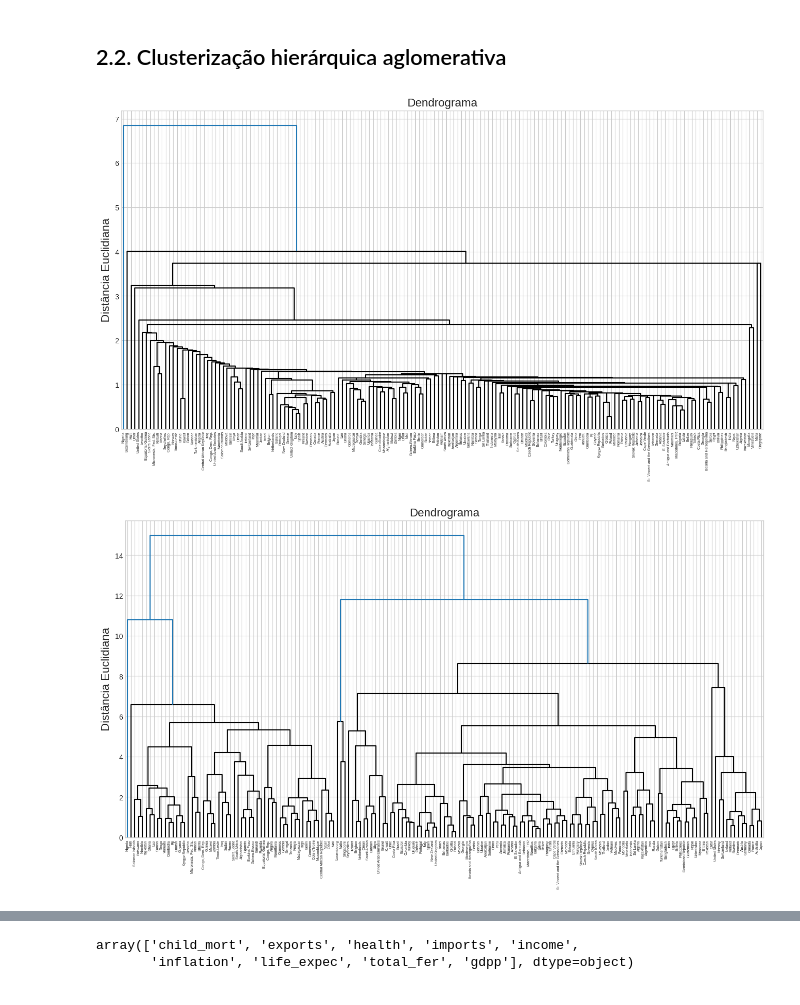
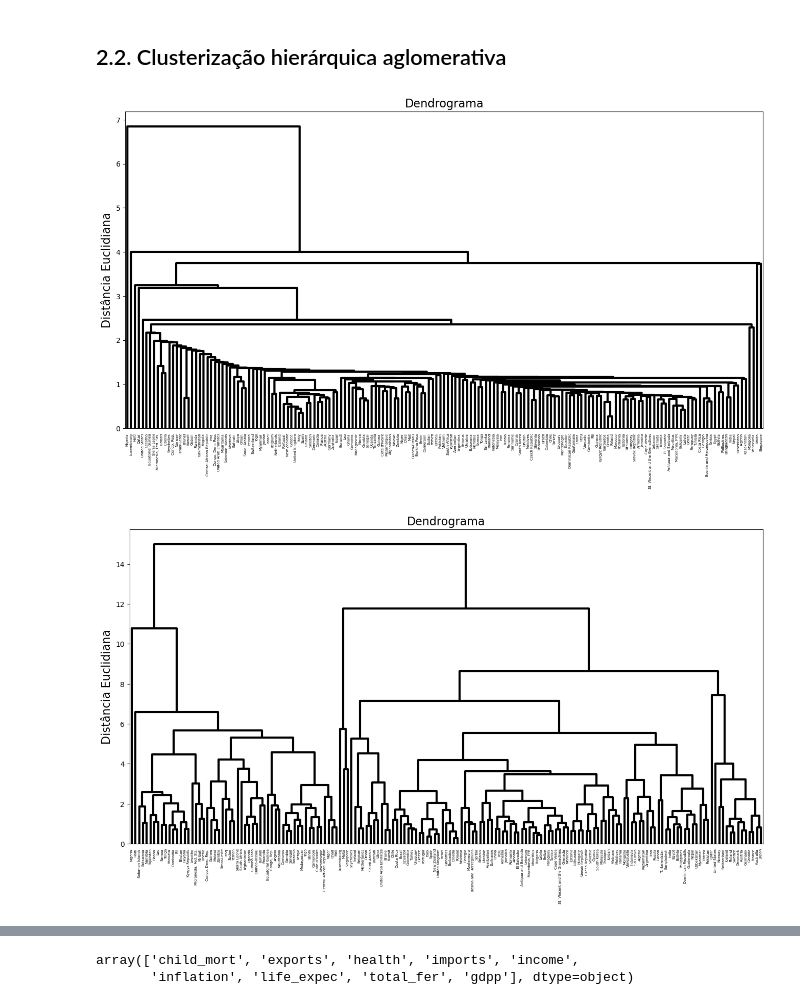
Before and after one commit to jhiroyuki/MBA-USP-Data-Science, a Jupyter notebook: 01_Unsupervised_ML_Clustering/Análise de Cluster.ipynb, the cells around one changed output, grey strips where cells are left out. Saved outputs shown, nothing was run; the diff lists cells and outputs as text; code cells hidden in the pictures.

```diff
--- a/01_Unsupervised_ML_Clustering/Análise de Cluster.ipynb
+++ b/01_Unsupervised_ML_Clustering/Análise de Cluster.ipynb
@@ -148,13 +152,17 @@ max          NaN  1.235991e+00  1.938370e+00  1.159306e+00
 ### - Single Linkage
 # %%
 # Gerando o dendrograma
+
+
+
 
 ## Inicialmente, vamos utilizar:
 ## Distância euclidiana e método de encadeamento single linkgage
 
 plt.figure(figsize=(16,8))
 
-dendrogram = sch.dendrogram(sch.linkage(df.iloc[:, 1:], method = 'single', metric = 'euclidean'), labels = list(df.estudante))
+sch.set_link_color_palette(['black'])
+dendrogram = sch.dendrogram(sch.linkage(df.iloc[:, 1:], method = 'single', metric = 'euclidean'), labels = list(df.estudante), above_threshold_color = 'black')
 plt.title('Dendrograma', fontsize=16)
 plt.xlabel('Pessoas', fontsize=16)
 plt.ylabel('Distância Euclidiana', fontsize=16)
@@ -580,26 +581,26 @@ newdf.head(10)
 # %%
 # 1º Teste: Elaboração da clusterização hierárquica como "single linkage"
 
 
 plt.figure(figsize=(16,8))
 sch.set_link_color_palette(['black'])
-dendrogram = sch.dendrogram(sch.linkage(newdf.iloc[:, 1:], method = 'single', metric = 'euclidean'), labels = list(newdf.country))
+dendrogram = sch.dendrogram(sch.linkage(newdf.iloc[:, 1:], method = 'single', metric = 'euclidean'), labels = list(newdf.country), above_threshold_color = 'black')
 plt.title('Dendrograma', fontsize=16)
 #plt.xlabel('Pessoas', fontsize=16)
 plt.ylabel('Distância Euclidiana', fontsize=16)
 #plt.axhline(y = 4.5, color = 'red', linestyle = '--')
 plt.show()
 
 ## O método de encadeamento single linkage não permite uma clusterização útil
 ## Pode-se interpretar que as observações estão muito próximas umas das outras
 # %% [output]
-[figure, old version]
+[figure, new version]
 # %%
 # 2º Teste: Elaboração da clusterização hierárquica como "complete linkage"
 
 plt.figure(figsize=(16,8))
 sch.set_link_color_palette(['black'])
-dendrogram = sch.dendrogram(sch.linkage(newdf.iloc[:, 1:], method = 'complete', metric = 'euclidean'), labels = list(newdf.country))
+dendrogram = sch.dendrogram(sch.linkage(newdf.iloc[:, 1:], method = 'complete', metric = 'euclidean'), labels = list(newdf.country), above_threshold_color = 'black')
 plt.title('Dendrograma', fontsize=16)
 #plt.xlabel('Pessoas', fontsize=16)
 plt.ylabel('Distância Euclidiana', fontsize=16)
@@ -608,7 +609,7 @@ plt.show()
 
 ## O método de encadeamento complete linkage melhora significativamente
 # %% [output]
-[figure, old version]
+[figure, new version]
 # %%
 # 3º Teste: Elaboração da clusterização hierárquica como "average linkage"
 
```
Also changed, not shown: parts of 67 cells of this notebook, 3 other files.
